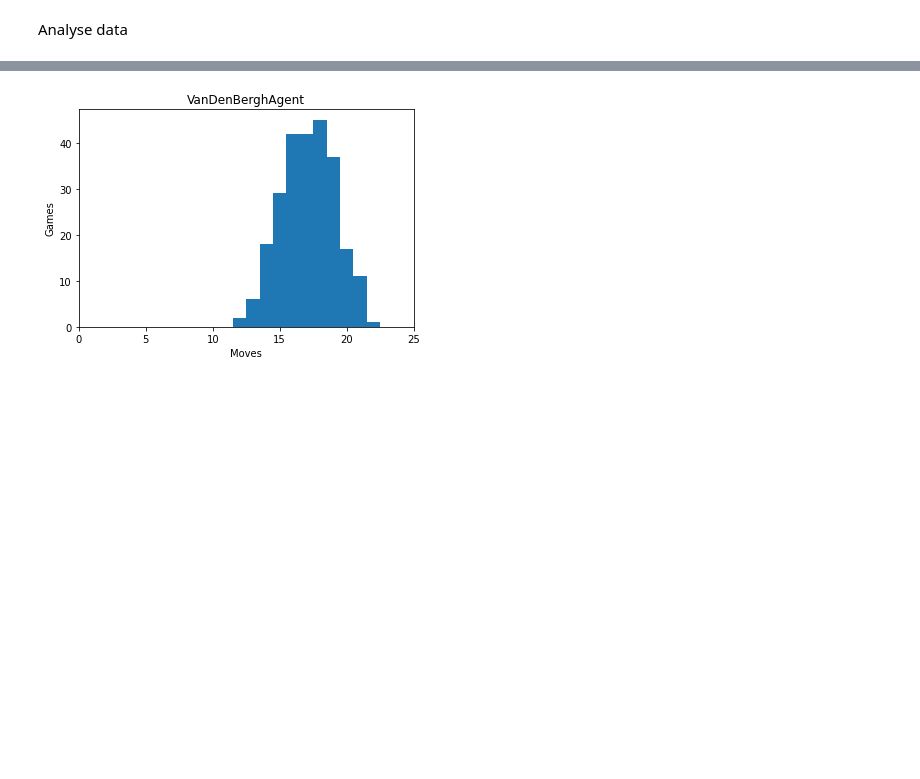
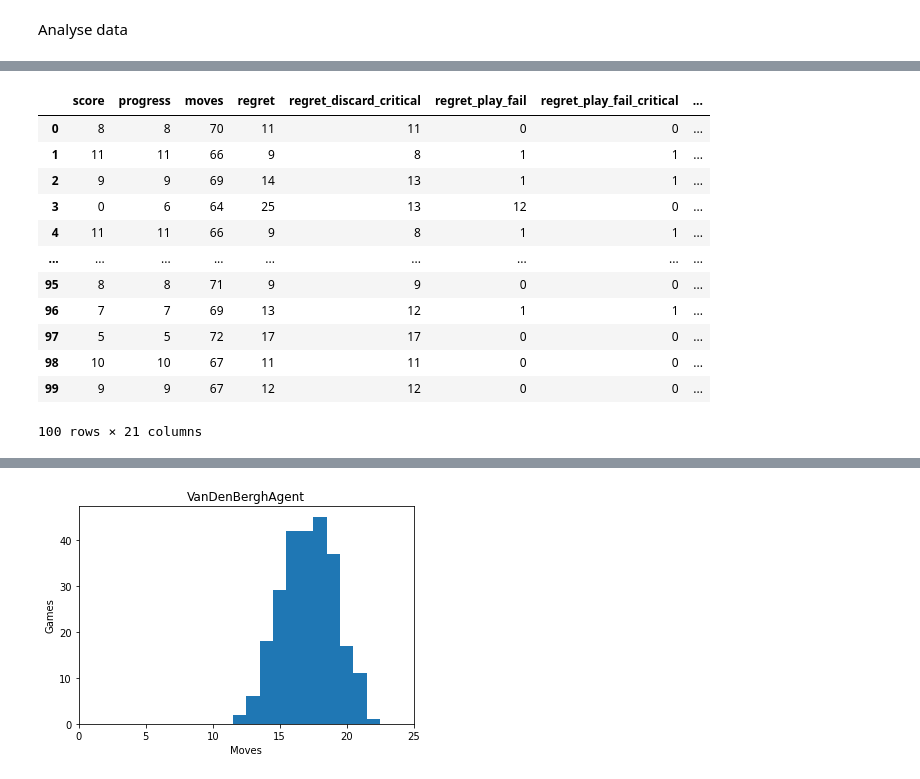
Before and after one commit to MBlogs/mcts-hanabi, a Jupyter notebook: experiments_store/analyse_experiment.ipynb, the cells around one changed output, grey strips where cells are left out. Cells and saved outputs as stored; diff of their text form; code cells hidden in the pictures; blank space fills up the shorter version.

```diff
--- a/experiments_store/analyse_experiment.ipynb
+++ b/experiments_store/analyse_experiment.ipynb
@@ -181,0 +230,16 @@ pd.concat([row_experiment(exp,0) for k,exp in experiment_dict.items()])
+# %%
+experiment_dict["MCTSAgent vs MCTSAgent detnone_rulesnone"].game_df
+# %% [output]
+|  | score | progress | moves | regret | regret_discard_critical | regret_play_fail | regret_play_fail_critical | ... |
+| 0 | 8 | 8 | 70 | 11 | 11 | 0 | 0 | ... |
+| 1 | 11 | 11 | 66 | 9 | 8 | 1 | 1 | ... |
+| 2 | 9 | 9 | 69 | 14 | 13 | 1 | 1 | ... |
+| 3 | 0 | 6 | 64 | 25 | 13 | 12 | 0 | ... |
+| 4 | 11 | 11 | 66 | 9 | 8 | 1 | 1 | ... |
+| ... | ... | ... | ... | ... | ... | ... | ... | ... |
+| 95 | 8 | 8 | 71 | 9 | 9 | 0 | 0 | ... |
+| 96 | 7 | 7 | 69 | 13 | 12 | 1 | 1 | ... |
+| 97 | 5 | 5 | 72 | 17 | 17 | 0 | 0 | ... |
+| 98 | 10 | 10 | 67 | 11 | 11 | 0 | 0 | ... |
+| 99 | 9 | 9 | 67 | 12 | 12 | 0 | 0 | ... |
+100 rows × 21 columns
```
Also changed, not shown: parts of 8 cells of this notebook, 23 other files.
